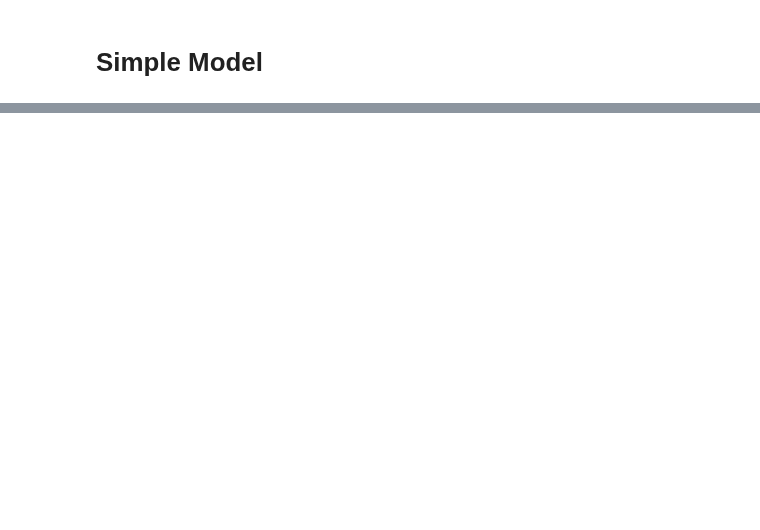
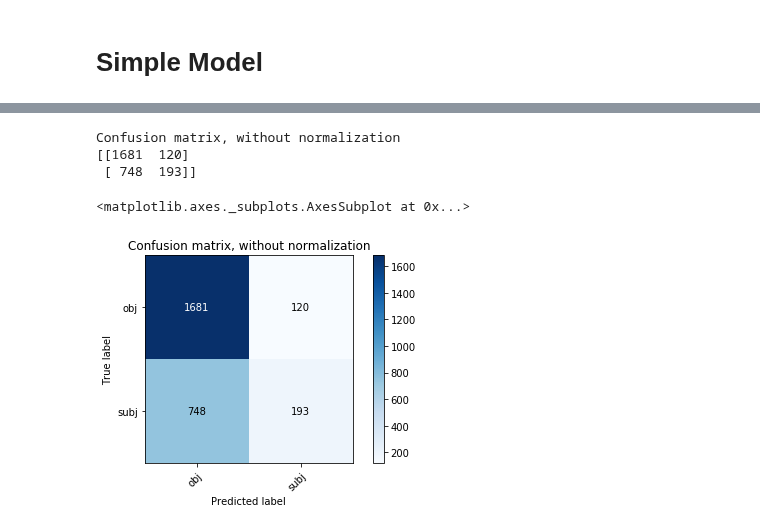
Before and after one commit to CornellDataScience/Insights-FakeNews, a Jupyter notebook: Graph Model.ipynb, the cells around one changed output, grey strips where cells are left out. Drawn from its saved outputs; the diff is of its cells as text; code cells hidden in the pictures; blank space fills up the shorter version.

Commit message:
added polarity scores and simple models for classifying subjectivity

```diff
--- a/Graph Model.ipynb
+++ b/Graph Model.ipynb
@@ -458,6 +556,26 @@ def get_features(stance_df, n_sent = 5):
         body_sents = [get_sentiment(s) for s in summary]
         diff_sents = list(np.sum([get_diff_sentiment(headline_sent, s) for s in body_sents], axis = 0))
 
+        #polarity
+
+        headline_polar, headline_sentic = get_sentics(headline)
+        body_polars = [0 for s in range(len(summary))]
+        body_sentics = [[] for s in range(len(summary))]
+        for s in range(len(summary)):
+            body_polars[s], body_sentics[s] = get_sentics(summary[s])
+            body_sentics[s] = np.array(list(body_sentics[s]))
+        #body_sentics = np.mean(body_sentics, axis=0)
+        headline_sentic = (list(headline_sentic))
+        # Right now just an array of differences across each sentence, could be just the average
+        diff_polars = [np.absolute(headline_polar - s) for s in body_polars]
+        diff_sentics = list(np.sum([get_diff_sentiment(headline_sentic, s) for s in body_sentics], axis = 0))
+        #print(f'Diff Polar:${diff_polars} Diff Sentics:{diff_sentics}')
+        """print(headline, summary)
+        print('headline sent', headline_sentic)
+        print('diff sent', diff_sentics)
+        print('headline_polar', headline_polar)
+        print("diff polars", diff_polars)"""
+
         #bow
         headline_vocab = set([tok.lemma_.lower() for tok in headline])
         fst_summ_vocab = set([tok.lemma_.lower() for tok in first_summ_sentence])
@@ -476,7 +594,8 @@ def get_features(stance_df, n_sent = 5):
             [fst_cos_sim, avg_cos_sim, bow_cos_sim,
                neg_path_cos_sim, hedge_path_cos_sim,
                cos_sim_s, cos_sim_v, cos_sim_o, nq_h, nq_b] +
-            headline_sent + diff_sents + root_dist_feats +
+            headline_sent + diff_sents + headline_sentic + diff_sentics + diff_polars
+            + root_dist_feats +
             list(headline_neg_ancestors[2:]) + list(np.sum(summary_neg_counts, axis = 0))
         )
         features.append(fts)
@@ -696,0 +785,17 @@ Normalized confusion matrix
+# %%
+samplings = [[2, 1,], [1,1]]
+
+model1 = GradientBoostingClassifier(n_estimators = 500, subsample = 0.1, learning_rate = 0.01, random_state=0)
+actual1, predicted1, tr1, val1 = test_simple(model1, [1, 1])
+
+model2 = RandomForestClassifier(n_estimators = 400, max_depth = 7, min_samples_leaf = 3)
+actual2, predicted2, tr2, val2 = test_simple(model2, samplings[0])
+
+model3 = RandomForestClassifier(n_estimators = 400, max_depth = 7)
+actual3, predicted3, tr3, val3 = test_simple(model3, samplings[0])
+
+"""model3 = LogisticRegression(solver='lbfgs')
+actual3, predicted3 = test_simple(model3,samplings[0])
+
+model4 = SVC(gamma='scale')
+actual4, predicted4 = test_simple(model4,samplings[0])""";
@@ -696,0 +842,8 @@ Normalized confusion matrix
+# %%
+plot_confusion_matrix_local(actual1, predicted1, classes=['obj', "subj"], normalize=False)
+# %% [output]
+Confusion matrix, without normalization
+[[1681  120]
+ [ 748  193]]
+<matplotlib.axes._subplots.AxesSubplot at 0x...>
+[figure, added]
```
Also changed, not shown: parts of 17 cells of this notebook.
